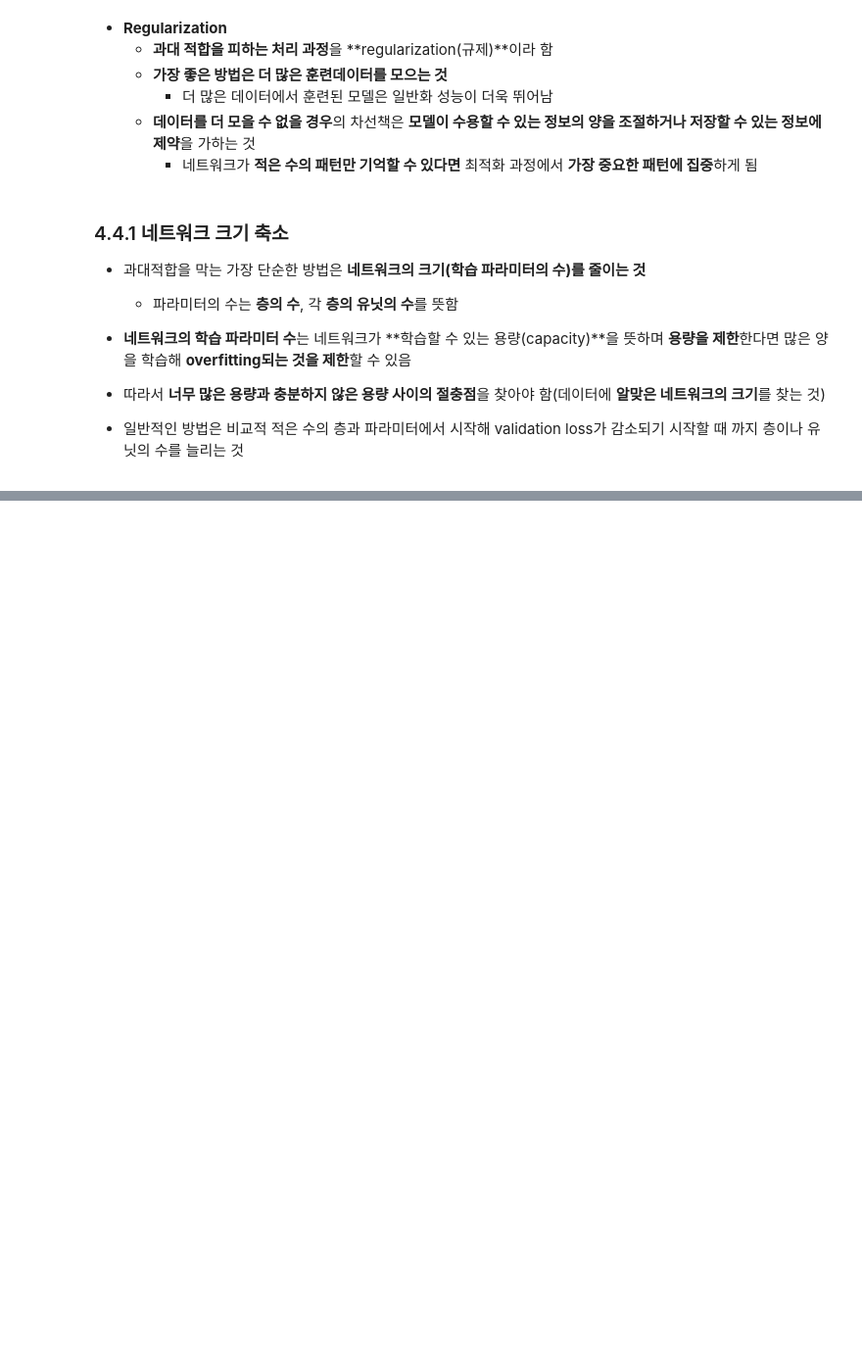
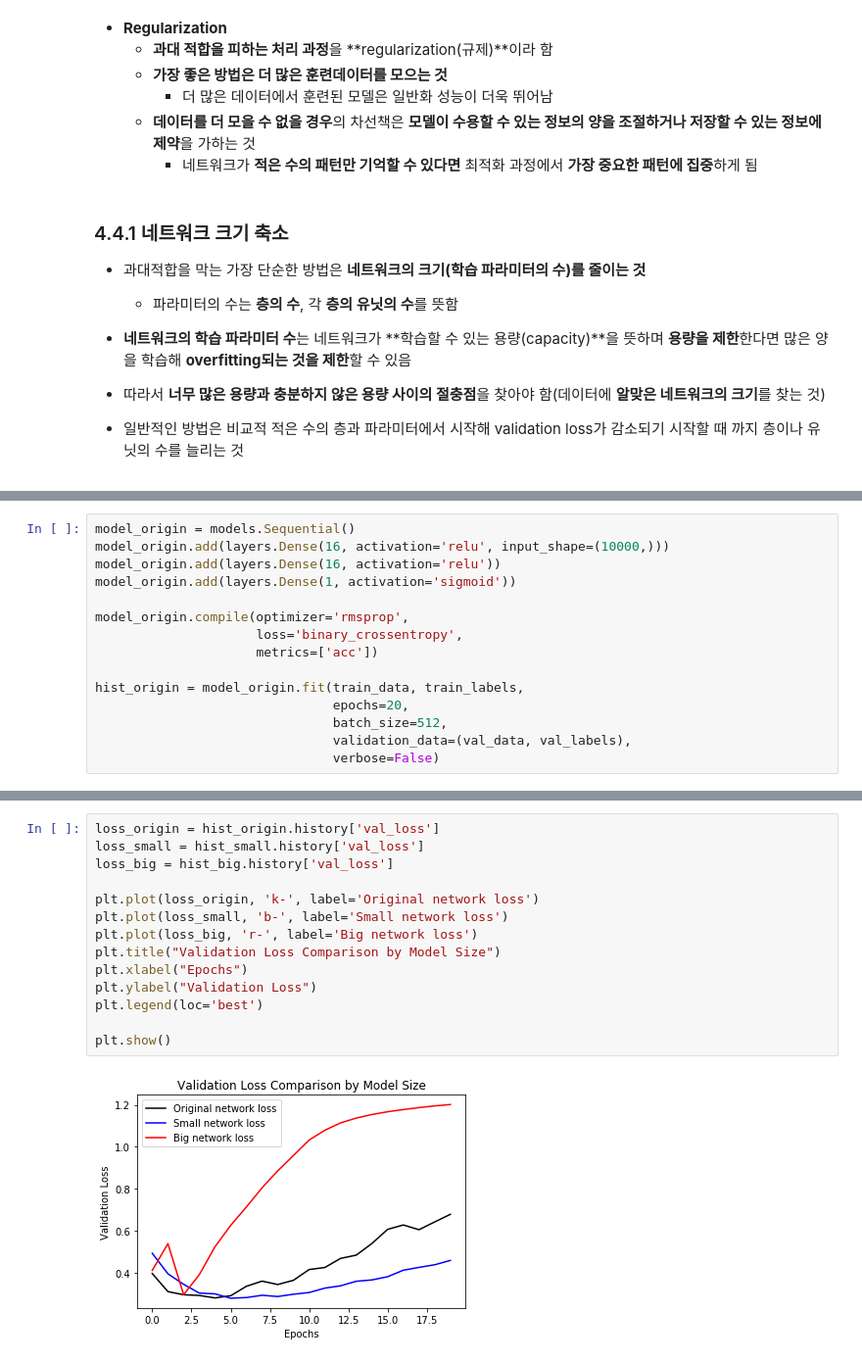
Before and after one commit to younnggsuk/DeepLearningWithPython, a Jupyter notebook: ch4/4_4_overfitting_and_underfitting.ipynb, the cells around one changed output, grey strips where cells are left out. Shown: that part at 98% size. Cells and saved outputs as stored; diff of their text form; blank space fills up the shorter version.

```diff
--- a/ch4/4_4_overfitting_and_underfitting.ipynb
+++ b/ch4/4_4_overfitting_and_underfitting.ipynb
@@ -129,0 +110,15 @@ Epoch 20/20
+# %%
+model_origin = models.Sequential()
+model_origin.add(layers.Dense(16, activation='relu', input_shape=(10000,)))
+model_origin.add(layers.Dense(16, activation='relu'))
+model_origin.add(layers.Dense(1, activation='sigmoid'))
+
+model_origin.compile(optimizer='rmsprop',
+                     loss='binary_crossentropy',
+                     metrics=['acc'])
+
+hist_origin = model_origin.fit(train_data, train_labels,
+                               epochs=20,
+                               batch_size=512,
+                               validation_data=(val_data, val_labels),
+                               verbose=False)
@@ -129,0 +170,16 @@ Epoch 20/20
+# %%
+loss_origin = hist_origin.history['val_loss']
+loss_small = hist_small.history['val_loss']
+loss_big = hist_big.history['val_loss']
+
+plt.plot(loss_origin, 'k-', label='Original network loss')
+plt.plot(loss_small, 'b-', label='Small network loss')
+plt.plot(loss_big, 'r-', label='Big network loss')
+plt.title("Validation Loss Comparison by Model Size")
+plt.xlabel("Epochs")
+plt.ylabel("Validation Loss")
+plt.legend(loc='best')
+
+plt.show()
+# %% [output]
+[figure, added]
```
Also changed, not shown: parts of 17 cells of this notebook.
